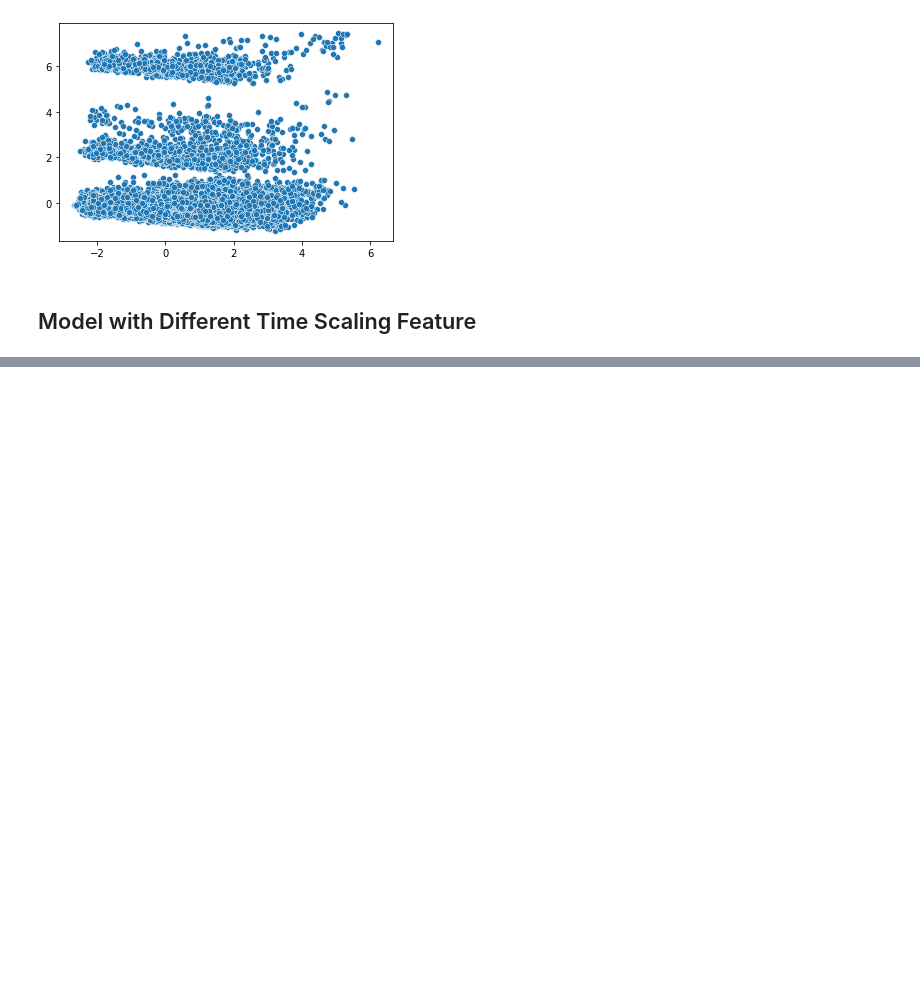
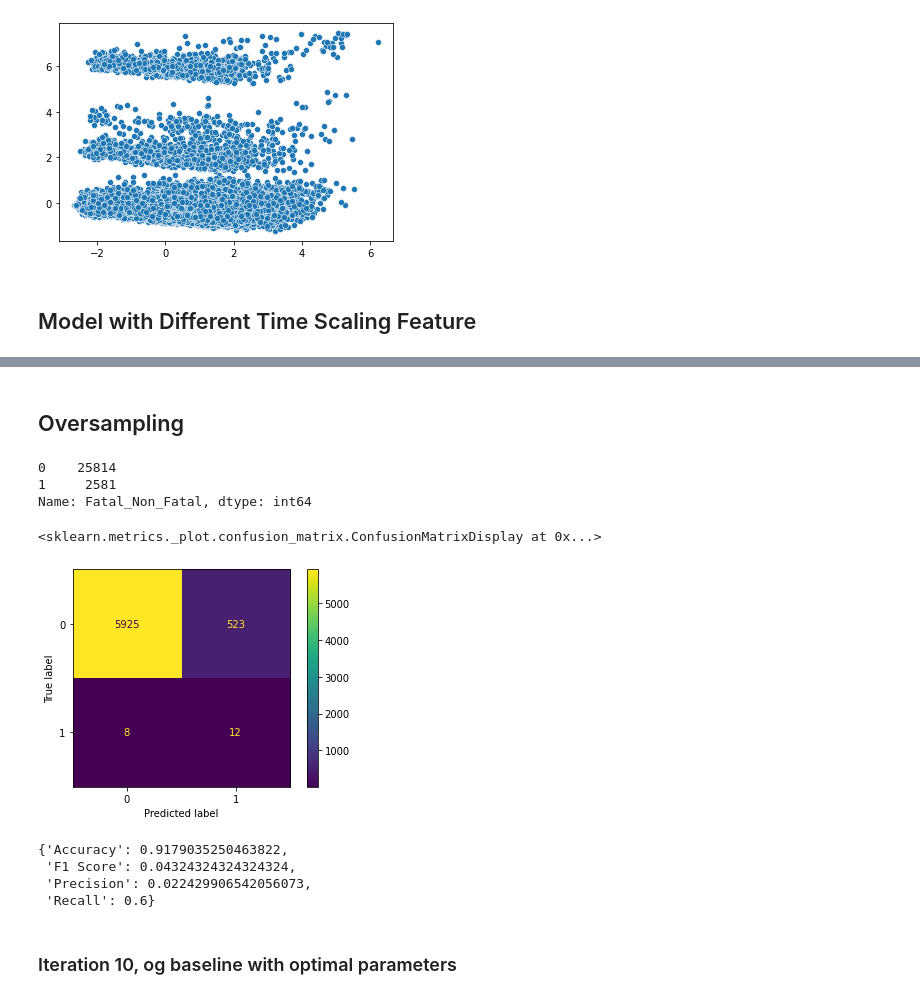
Before and after one commit to noahruiz416/Tempe_Traffic_Classification, a Jupyter notebook: Tempe_Traffic_Prototype_Feature_Engineering_Model_V3.ipynb, the cells around one changed output, grey strips where cells are left out. Saved outputs shown, nothing was run; the diff lists cells and outputs as text; code cells hidden in the pictures; blank space fills up the shorter version.

```diff
--- a/Tempe_Traffic_Prototype_Feature_Engineering_Model_V3.ipynb
+++ b/Tempe_Traffic_Prototype_Feature_Engineering_Model_V3.ipynb
@@ -765,0 +861,2 @@ metric_scoring(model_fitted, x_test, y_test)
+# %% [markdown]
+## Oversampling
@@ -765,0 +865,31 @@ metric_scoring(model_fitted, x_test, y_test)
+# %%
+x_train, x_test, y_train, y_test = train_test_split(X, y, test_size = 0.2)
+
+smote = SMOTENC(categorical_features_indices, sampling_strategy=(.1))
+
+X_res, y_res = smote.fit_resample(x_train, y_train)
+# %%
+y_res.value_counts()
+# %% [output]
+0    25814
+1     2581
+Name: Fatal_Non_Fatal, dtype: int64
+# %%
+model= CatBoostClassifier(cat_features = categorical_features_indices, scale_pos_weight = 1000)
+
+#fitting the model
+model_fitted = model.fit(X_res, y_res)
+# %%
+ConfusionMatrixDisplay.from_estimator(model_fitted, x_test, y_test)
+# %% [output]
+<sklearn.metrics._plot.confusion_matrix.ConfusionMatrixDisplay at 0x...>
+[figure, added]
+# %%
+metric_scoring(model_fitted, x_test, y_test)
+# %% [output]
+{'Accuracy': 0.9179035250463822,
+ 'F1 Score': 0.04324324324324324,
+ 'Precision': 0.022429906542056073,
+ 'Recall': 0.6}
+# %% [markdown]
+### Iteration 10, og baseline with optimal parameters
```
Also changed, not shown: parts of 37 cells of this notebook.
